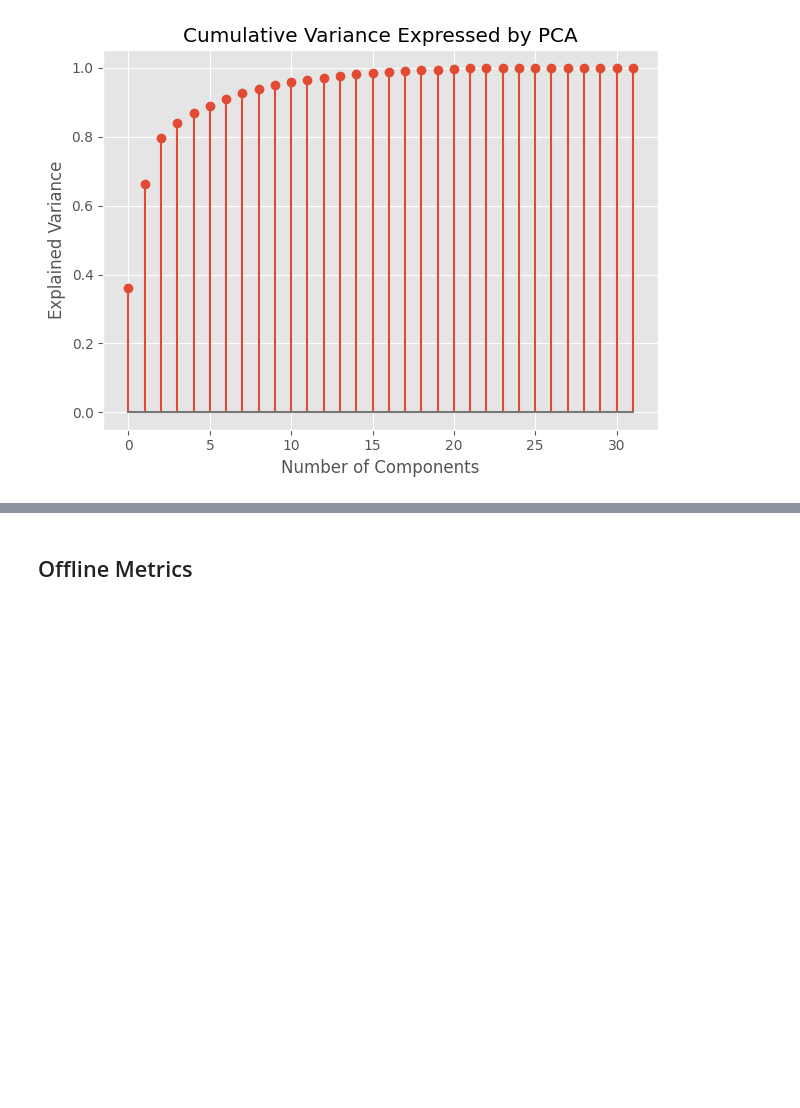
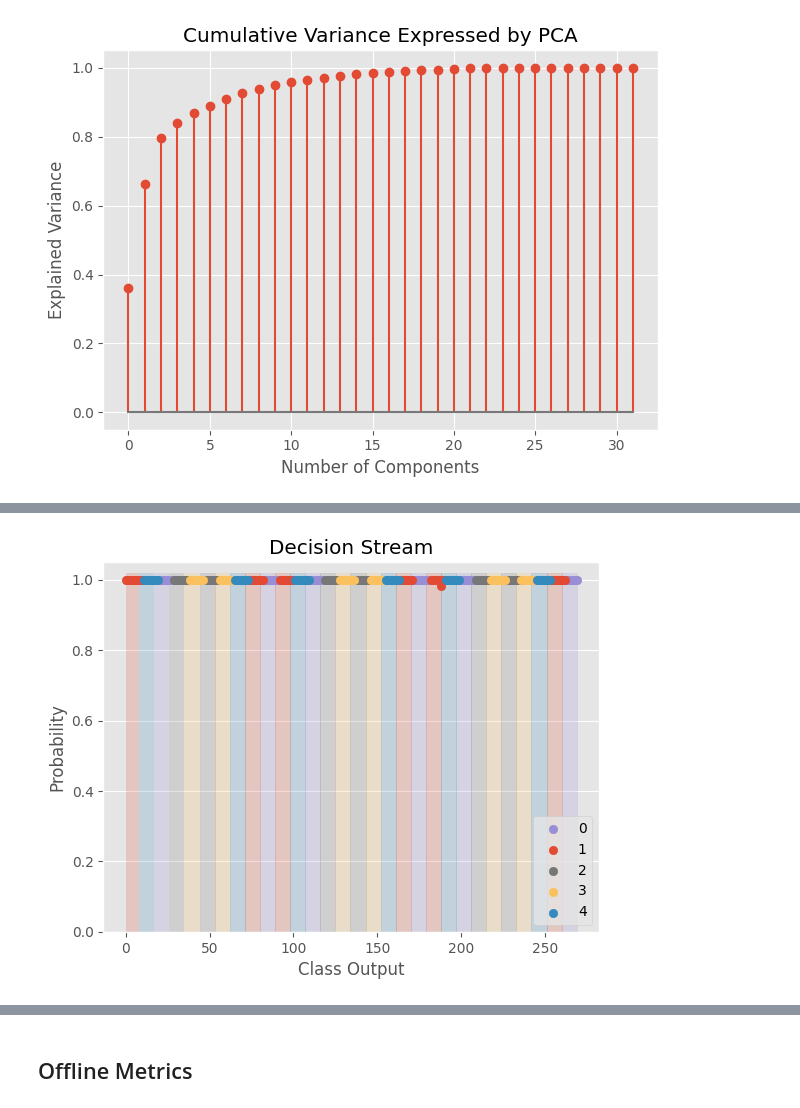
Before and after one commit to LibEMG/LibEMG_MEC24_Workshop, a Jupyter notebook: walkthrough.ipynb, the cells around one changed output, grey strips where cells are left out. Cells and saved outputs as stored; diff of their text form; code cells hidden in the pictures; blank space fills up the shorter version.

```diff
--- a/walkthrough.ipynb
+++ b/walkthrough.ipynb
@@ -186,0 +253,8 @@ fe.visualize_feature_space(feature_dict, 'PCA', classes=labels)
+# %%
+# Adding majority vote
+mv_clf = deepcopy(clf)
+mv_clf.add_majority_vote()
+predictions, probabilities = mv_clf.run(test_myo_features)
+mv_clf.visualize(test_myo_labels, predictions, probabilities)
+# %% [output]
+[figure, added]
```
Also changed, not shown: parts of 19 cells of this notebook.
